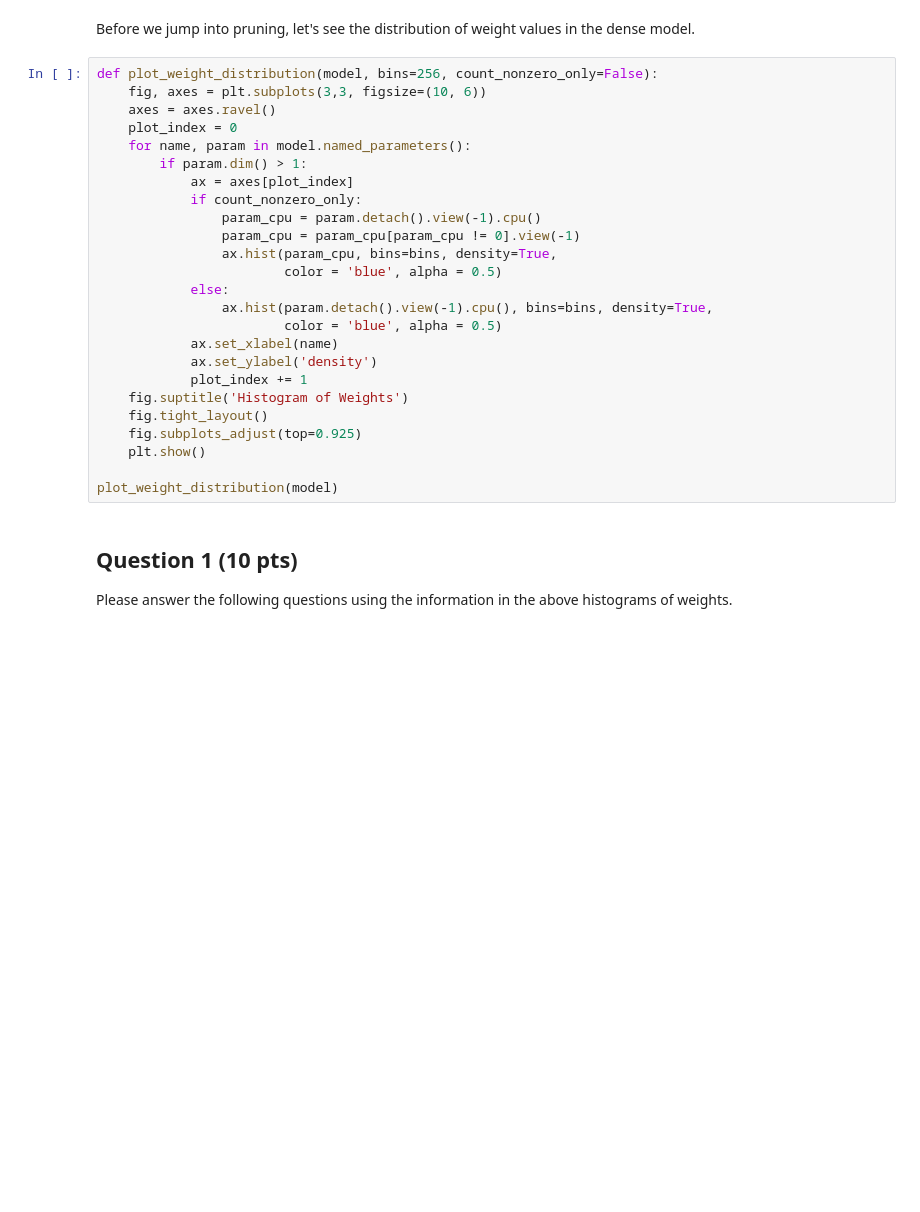
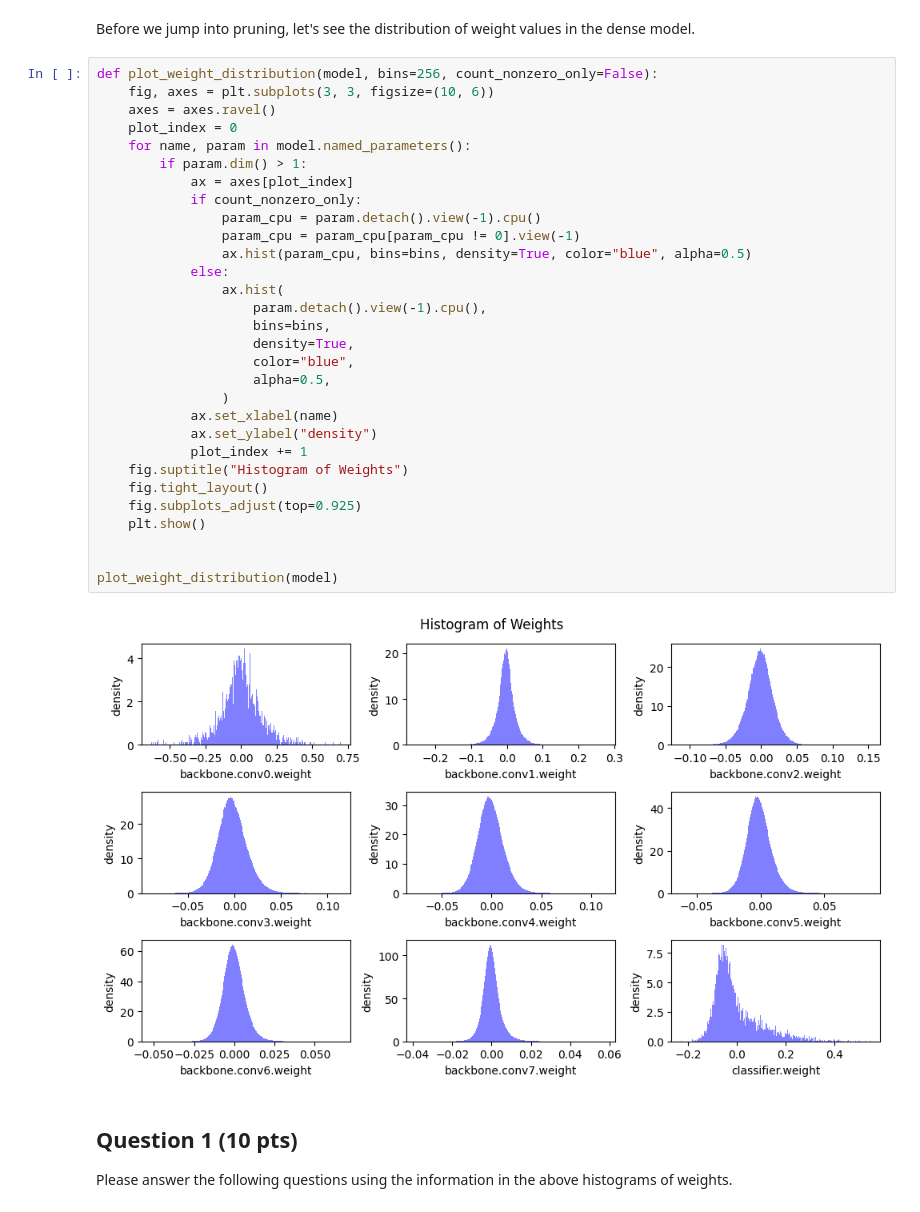
Before and after one commit to joseph-jingi-jung/MIT6.5940-EfficientML, a Jupyter notebook: Lab1.ipynb, the cells around one changed output. Cells and saved outputs as stored; diff of their text form; blank space fills up the shorter version.

```diff
--- a/Lab1.ipynb
+++ b/Lab1.ipynb
@@ -351,29 +390,36 @@ The goal of pruning is to reduce the model size while maintaining the accuracy.
 Before we jump into pruning, let's see the distribution of weight values in the dense model.
 # %%
 def plot_weight_distribution(model, bins=256, count_nonzero_only=False):
-    fig, axes = plt.subplots(3,3, figsize=(10, 6))
+    fig, axes = plt.subplots(3, 3, figsize=(10, 6))
     axes = axes.ravel()
     plot_index = 0
     for name, param in model.named_parameters():
         if param.dim() > 1:
             ax = axes[plot_index]
             if count_nonzero_only:
                 param_cpu = param.detach().view(-1).cpu()
                 param_cpu = param_cpu[param_cpu != 0].view(-1)
-                ax.hist(param_cpu, bins=bins, density=True,
-                        color = 'blue', alpha = 0.5)
+                ax.hist(param_cpu, bins=bins, density=True, color="blue", alpha=0.5)
             else:
-                ax.hist(param.detach().view(-1).cpu(), bins=bins, density=True,
-                        color = 'blue', alpha = 0.5)
+                ax.hist(
+                    param.detach().view(-1).cpu(),
+                    bins=bins,
+                    density=True,
+                    color="blue",
+                    alpha=0.5,
+                )
             ax.set_xlabel(name)
-            ax.set_ylabel('density')
+            ax.set_ylabel("density")
             plot_index += 1
-    fig.suptitle('Histogram of Weights')
+    fig.suptitle("Histogram of Weights")
     fig.tight_layout()
     fig.subplots_adjust(top=0.925)
     plt.show()
 
+
 plot_weight_distribution(model)
+# %% [output]
+[figure, added]
 # %% [markdown]
 ## Question 1 (10 pts)
 
```
Also changed, not shown: parts of 63 cells of this notebook.
